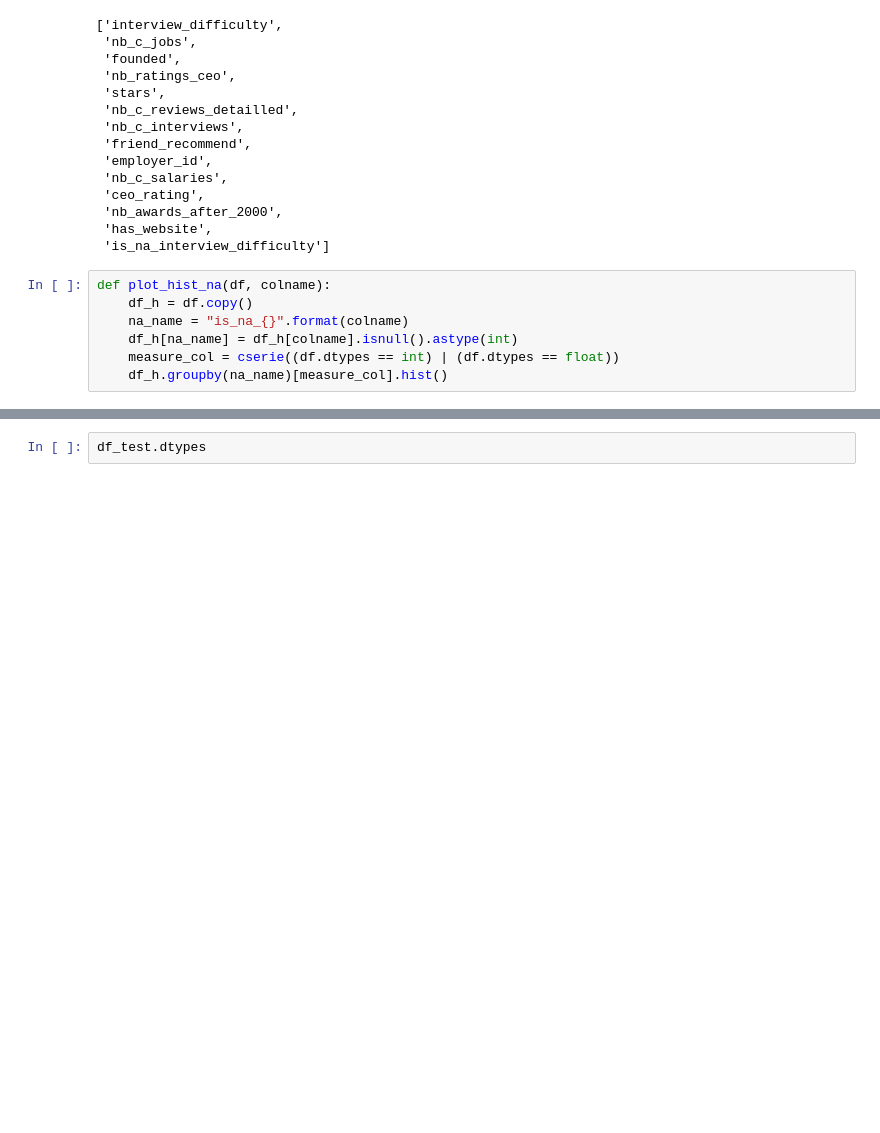
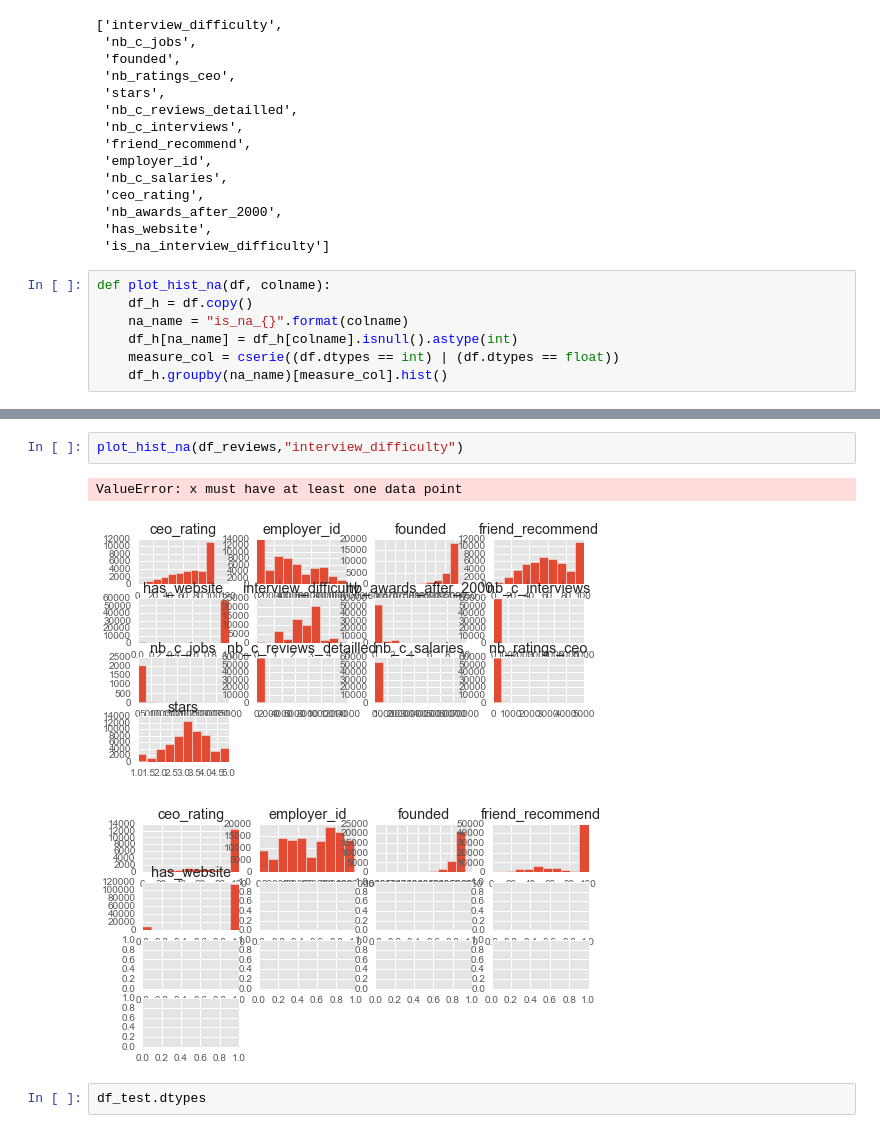
Before and after one commit to ericfourrier/auto-clean, a Jupyter notebook: examples/Glassdoor.ipynb, the cells around one changed output, grey strips where cells are left out. Cells and saved outputs as stored; diff of their text form; blank space fills up the shorter version.

```diff
--- a/examples/Glassdoor.ipynb
+++ b/examples/Glassdoor.ipynb
@@ -275,3 +274,9 @@ plot_hist_na(df_reviews,"revenue")
+# %%
+plot_hist_na(df_reviews,"interview_difficulty")
+# %% [output]
+ValueError: x must have at least one data point
+[figure, added]
+[figure, added]
 # %%
 df_test.dtypes
 # %% [output]
```
Also changed, not shown: parts of 16 cells of this notebook.
